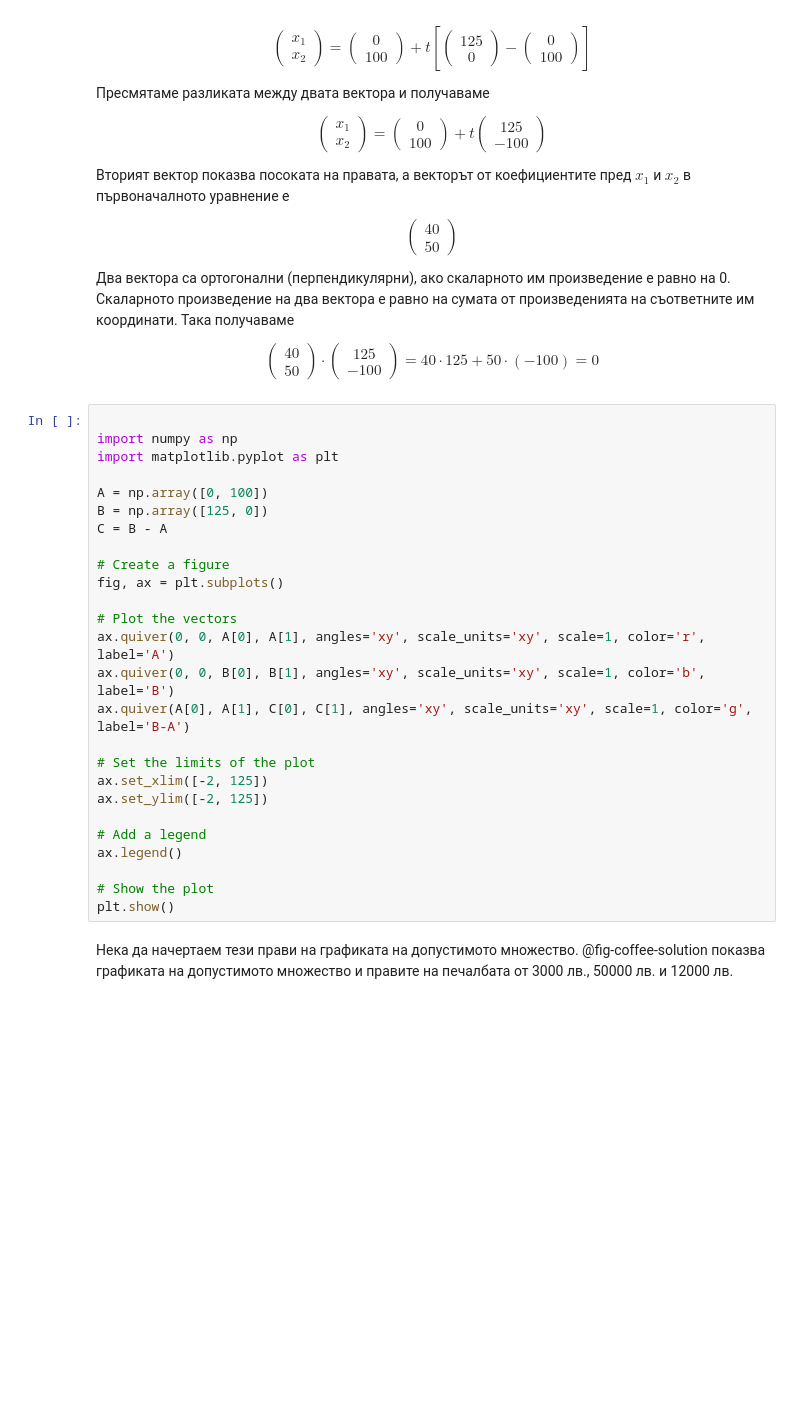
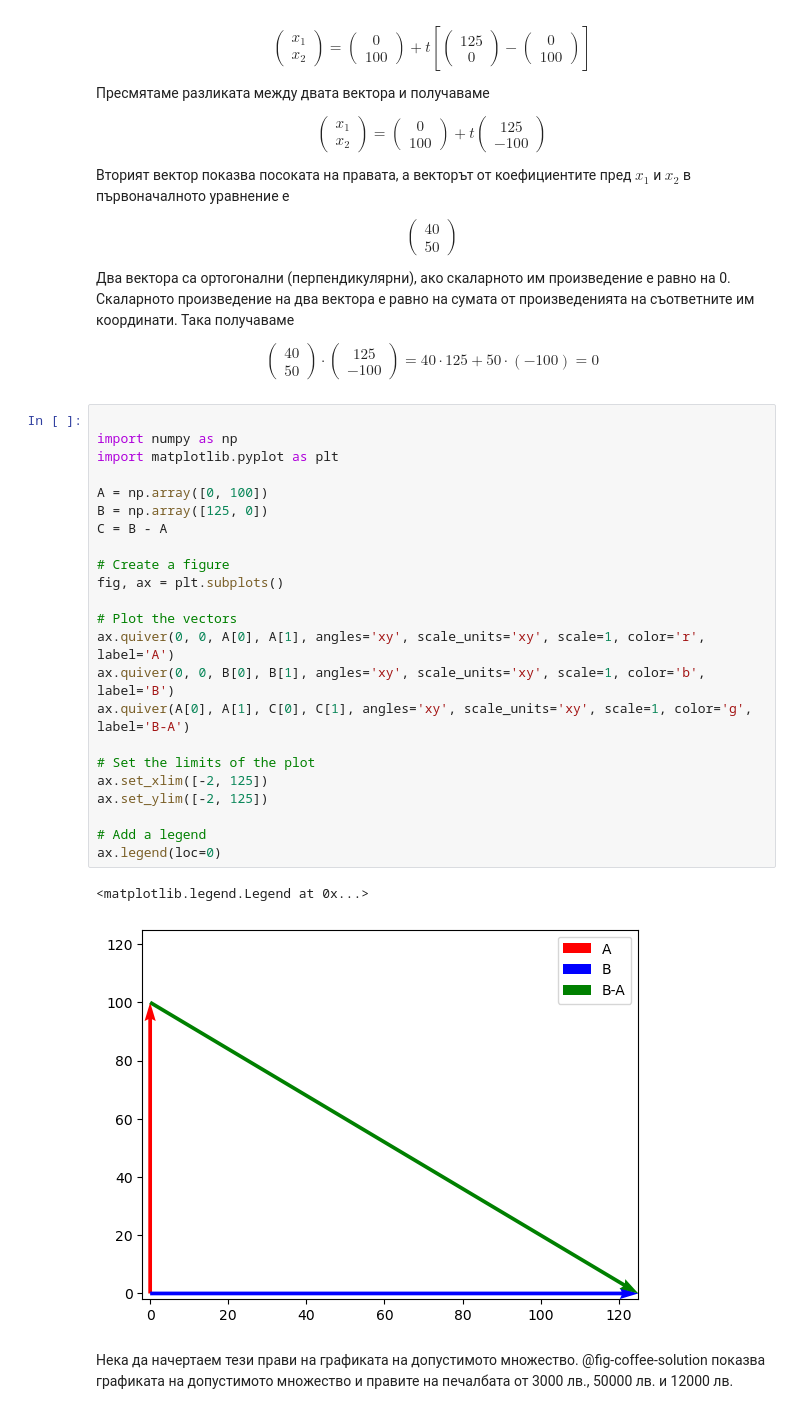
Before and after one commit to febse/opt2024, a Jupyter notebook: 03-Graphical-Method/01-Blending.ipynb, the cells around one changed output. Saved outputs shown, nothing was run; the diff lists cells and outputs as text; blank space fills up the shorter version.

Commit message:
Fix graphic with vector subtraction not showing

```diff
--- a/03-Graphical-Method/01-Blending.ipynb
+++ b/03-Graphical-Method/01-Blending.ipynb
@@ -322,29 +322,29 @@ $$
 # %%
 
 import numpy as np
 import matplotlib.pyplot as plt
 
 A = np.array([0, 100])
 B = np.array([125, 0])
 C = B - A
 
 # Create a figure
 fig, ax = plt.subplots()
 
 # Plot the vectors
 ax.quiver(0, 0, A[0], A[1], angles='xy', scale_units='xy', scale=1, color='r', label='A')
 ax.quiver(0, 0, B[0], B[1], angles='xy', scale_units='xy', scale=1, color='b', label='B')
 ax.quiver(A[0], A[1], C[0], C[1], angles='xy', scale_units='xy', scale=1, color='g', label='B-A')
 
 # Set the limits of the plot
 ax.set_xlim([-2, 125])
 ax.set_ylim([-2, 125])
 
 # Add a legend
-ax.legend()
-
-# Show the plot
-plt.show()
+ax.legend(loc=0)
+# %% [output]
+<matplotlib.legend.Legend at 0x...>
+[figure, added]
 # %% [markdown]
 Нека да начертаем тези прави на графиката на допустимото множество. @fig-coffee-solution показва графиката на допустимото множество и правите на печалбата от 3000 лв., 50000 лв. и 12000 лв.
 # %%
```
